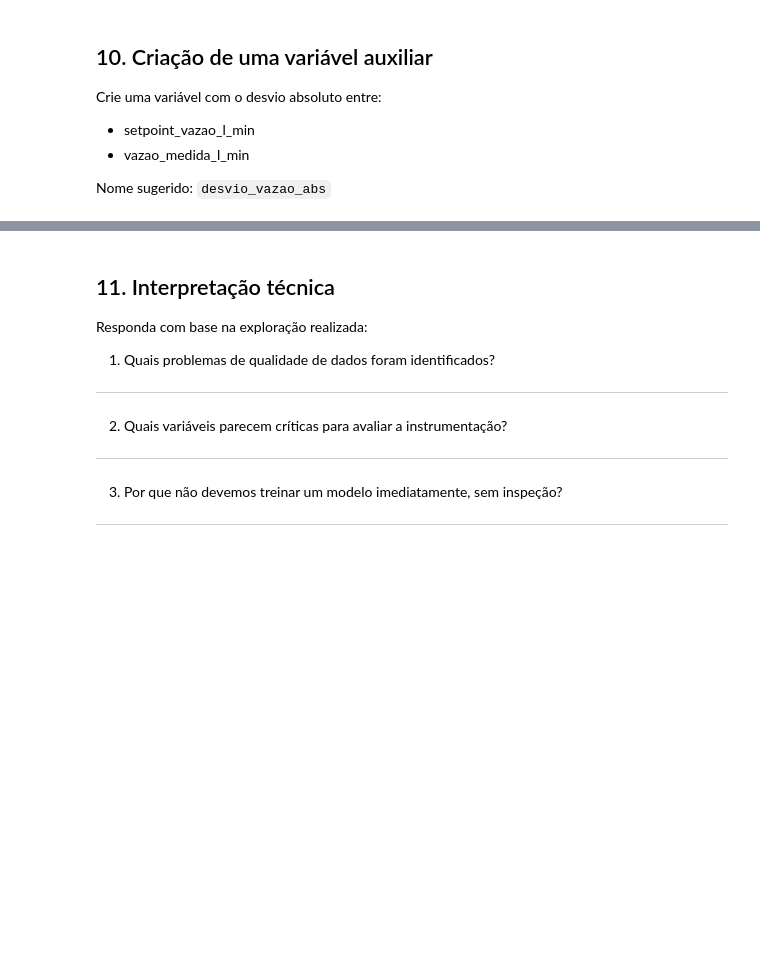
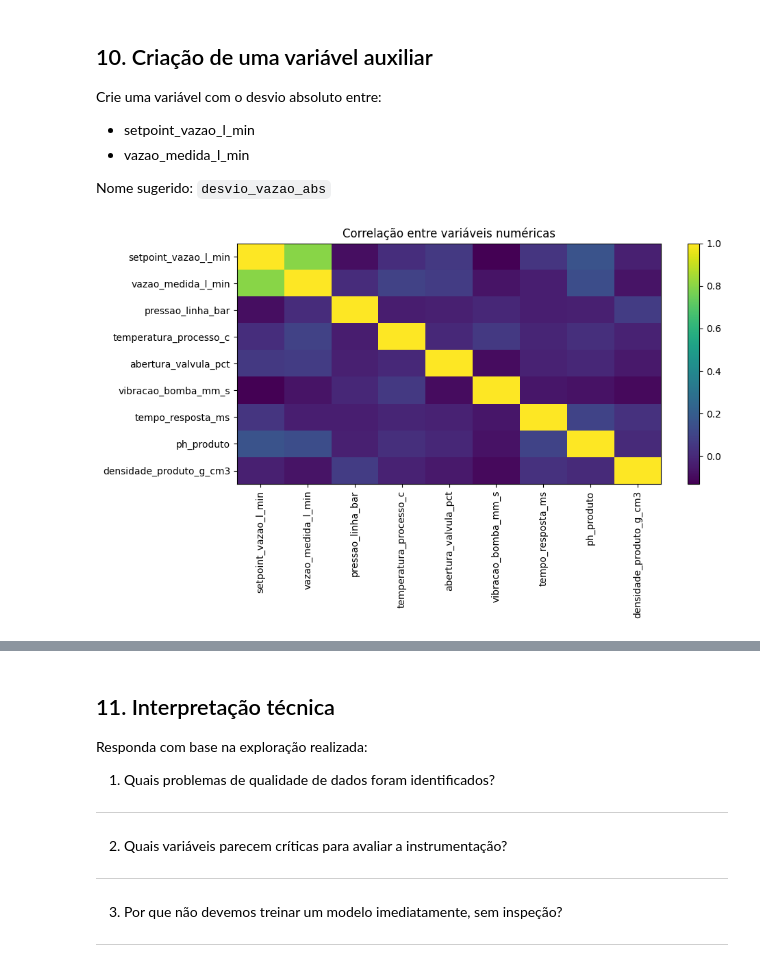
Before and after one commit to jcleachi/Avaliacao-Pratica-Modulo-I, a Jupyter notebook: aula1_machine_learning_industria_aluno.ipynb, the cells around one changed output, grey strips where cells are left out. Drawn from its saved outputs; the diff is of its cells as text; code cells hidden in the pictures; blank space fills up the shorter version.

```diff
--- a/aula1_machine_learning_industria_aluno.ipynb
+++ b/aula1_machine_learning_industria_aluno.ipynb
@@ -112,0 +240,5 @@ Calcule a matriz de correlação.
+# %%
+# Complete
+# Calcular a matriz de correlação entre variáveis numéricas
+corr = df.select_dtypes(include=[np.number]).corr(numeric_only=True)
+corr
@@ -122,0 +264,13 @@ Nome sugerido: `desvio_vazao_abs`
+# %%
+# Complete
+# Visualizar como heatmap (mapa de calor)
+plt.figure(figsize=(10, 6))
+plt.imshow(corr, aspect="auto") # representação visual da matriz
+plt.colorbar() # escala de cores
+plt.xticks(range(len(corr.columns)), corr.columns, rotation=90)
+plt.yticks(range(len(corr.index)), corr.index)
+plt.title("Correlação entre variáveis numéricas")
+plt.tight_layout()
+plt.show()
+# %% [output]
+[figure, added]
```
Also changed, not shown: parts of 18 cells of this notebook.
